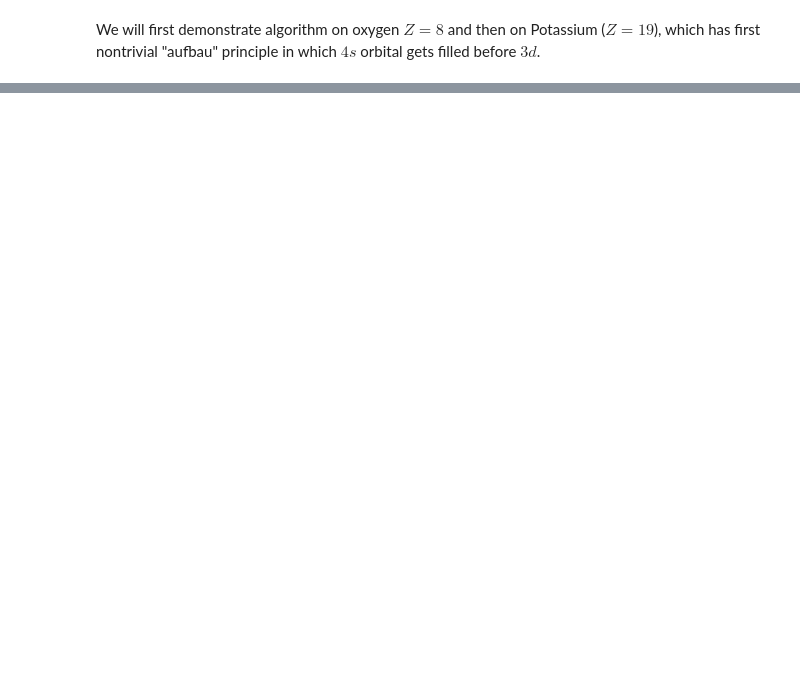
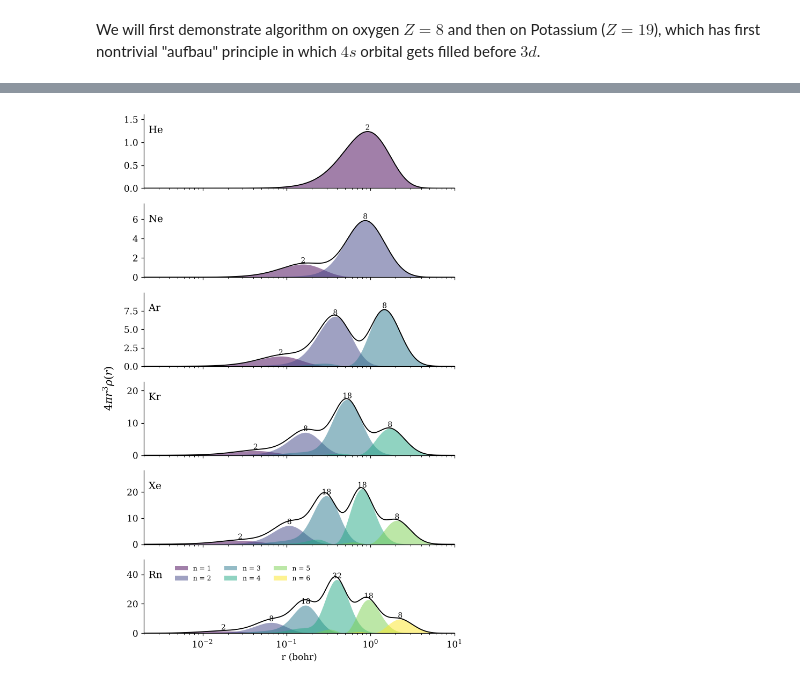
Before and after one commit to yw-choi/yw-choi.github.io, a Jupyter notebook: static/PHY4008/notebooks/06_atom_dft.ipynb, the cells around one changed output, grey strips where cells are left out. Drawn from its saved outputs; the diff is of its cells as text; code cells hidden in the pictures; blank space fills up the shorter version.

```diff
--- a/static/PHY4008/notebooks/06_atom_dft.ipynb
+++ b/static/PHY4008/notebooks/06_atom_dft.ipynb
@@ -678,0 +1101,27 @@ Iteration 30 Etot[Ry]= -1196.39207063201 Etot[Hartree]= -598.196035316005 Diff=
+# %%
+fig, axes = plt.subplots(6, 1, figsize=(6.4, 9.6), sharex=True)
+shell_color = [plt.get_cmap('viridis')(k/5) for k in range(6)]
+for ax, s in zip(axes, ['He', 'Ne', 'Ar', 'Kr', 'Xe', 'Rn']):
+    a = atoms[s]
+    R = a['R']
+    for n in range(1, max(nn for nn, l in a['occ']) + 1):
+        sub = [(l, q) for (nn, l), q in a['occ'].items() if nn == n]
+        Dn = sum(q*R*orbital(a, n, l)**2 for l, q in sub)      # 4 pi r^3 rho_n
+        ax.fill_between(R, Dn, color=shell_color[n-1], alpha=0.5, lw=0,
+                        label=f'n = {n}')
+        ip = np.argmax(Dn)
+        ax.text(R[ip], Dn[ip], f'{sum(q for l, q in sub):.0f}',
+                ha='center', va='bottom', fontsize=9)
+    D = 4*np.pi*R**3*a['rho']
+    ax.plot(R, D, 'k', lw=1.2)
+    ax.set_xscale('log')
+    ax.set_xlim(2e-3, 10)
+    ax.set_ylim(0, 1.3*D.max())
+    ax.text(0.015, 0.75, s, transform=ax.transAxes, fontsize=12)
+axes[-1].legend(loc='upper left', bbox_to_anchor=(0.08, 1.0), ncol=3, fontsize=8)
+axes[-1].set_xlabel('r (bohr)')
+fig.supylabel(r'$4\pi r^3\rho(r)$')
+plt.tight_layout()
+plt.show()
+# %% [output]
+[figure, added]
```
Also changed, not shown: parts of 36 cells of this notebook, 3 other files.
